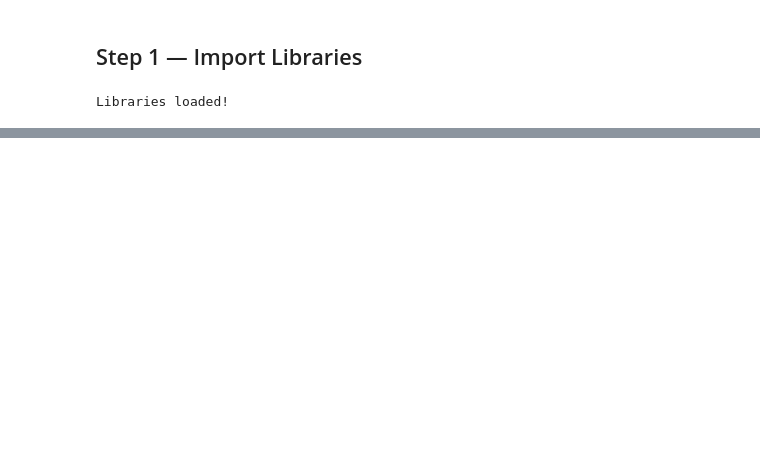
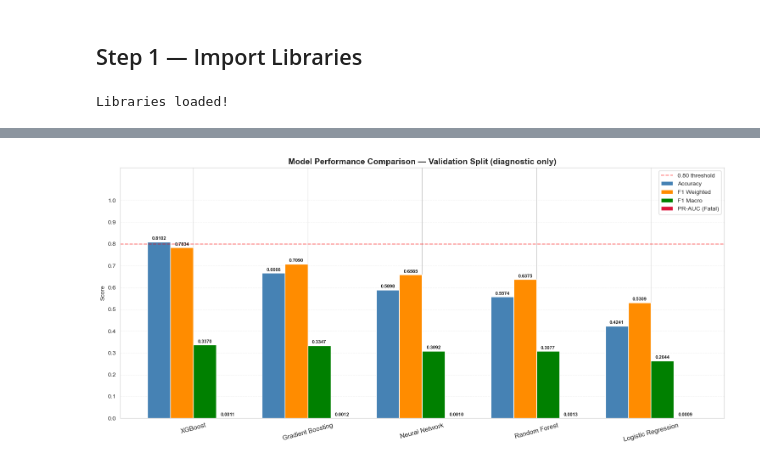
Before and after one commit to Nishi-013/toronto-collision-severity-prediction, a Jupyter notebook: 04_Model_Training_Evaluation.ipynb, the cells around one changed output, grey strips where cells are left out. Saved outputs shown, nothing was run; the diff lists cells and outputs as text; code cells hidden in the pictures; blank space fills up the shorter version.

```diff
--- a/04_Model_Training_Evaluation.ipynb
+++ b/04_Model_Training_Evaluation.ipynb
@@ -703,0 +231,13 @@ Method: RandomizedSearchCV (20 combinations × 3 folds = 60 fits each)
+# %%
+categorical_binary_flags = ['is_weekend', 'is_night', 'is_rain', 'is_snow', 'is_ice', 'adverse_weather_w']
+categorical_cols    = list(ONE_HOT_GROUPS.keys()) + categorical_binary_flags
+categorical_indices = [X_collapsed.columns.get_loc(c) for c in categorical_cols]
+continuous_cols     = [c for c in X_collapsed.columns if c not in categorical_cols]
+
+print(f'Categorical columns for SMOTE-NC: {len(categorical_cols)}')
+for c in categorical_cols:
+    print(f'  - {c}')
+
+print(f'\nContinuous columns ({len(continuous_cols)}) — SMOTE-NC interpolates these normally:')
+for c in continuous_cols:
+    print(f'  - {c}')
@@ -703,0 +466,36 @@ Method: RandomizedSearchCV (20 combinations × 3 folds = 60 fits each)
+# %%
+# Comparison bar chart — clean with precise labels
+fig, ax = plt.subplots(figsize=(15, 7))
+x = np.arange(len(results_df))
+w = 0.2
+bars1 = ax.bar(x-1.5*w, results_df['Accuracy'],    w, label='Accuracy',    color='steelblue',  edgecolor='white')
+bars2 = ax.bar(x-0.5*w, results_df['F1 Weighted'], w, label='F1 Weighted', color='darkorange', edgecolor='white')
+bars3 = ax.bar(x+0.5*w, results_df['F1 Macro'],    w, label='F1 Macro',    color='green',       edgecolor='white')
+pr_auc_vals = pd.to_numeric(results_df['PR-AUC (Fatal)'], errors='coerce').fillna(0)
+bars4 = ax.bar(x+1.5*w, pr_auc_vals,                w, label='PR-AUC (Fatal)', color='crimson', edgecolor='white')
+
+for bars in [bars1, bars2, bars3, bars4]:
+    for bar in bars:
+        height = bar.get_height()
+        ax.text(
+            bar.get_x() + bar.get_width() / 2,
+            height + 0.005,
+            f'{height:.4f}',
+            ha='center', va='bottom',
+            fontsize=8, fontweight='bold'
+        )
+
+ax.set_xticks(x)
+ax.set_xticklabels(results_df['Model'], rotation=15, fontsize=11)
+ax.set_ylim(0, 1.15)
+ax.set_yticks([0.0, 0.1, 0.2, 0.3, 0.4, 0.5, 0.6, 0.7, 0.8, 0.9, 1.0])
+ax.axhline(0.8, color='red', linestyle='--', alpha=0.5, label='0.80 threshold')
+ax.set_title('Model Performance Comparison — Validation Split (diagnostic only)', fontsize=14, fontweight='bold')
+ax.set_ylabel('Score')
+ax.legend(fontsize=10)
+ax.grid(axis='y', alpha=0.3, linestyle='--')
+plt.tight_layout()
+plt.savefig(f'{PLOTS_FOLDER}plot_09_model_comparison_single_split.png', dpi=150, bbox_inches='tight')
+plt.show()
+# %% [output]
+[figure, added]
```
Also changed, not shown: parts of 80 cells of this notebook, 40 other files.
